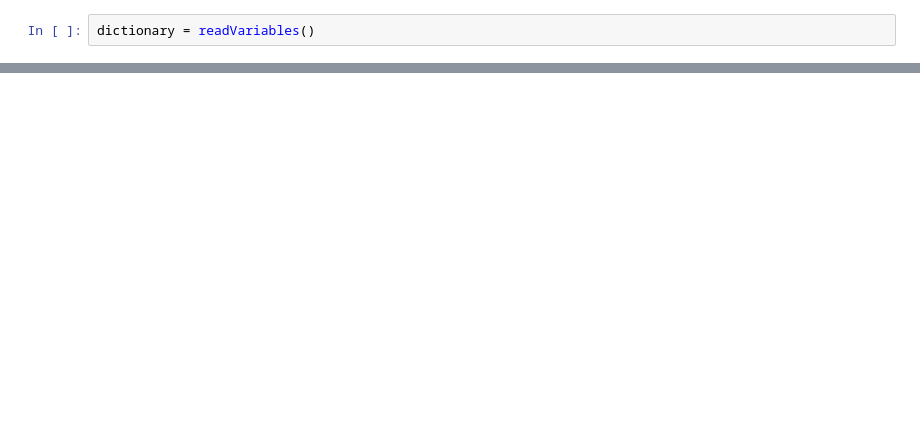
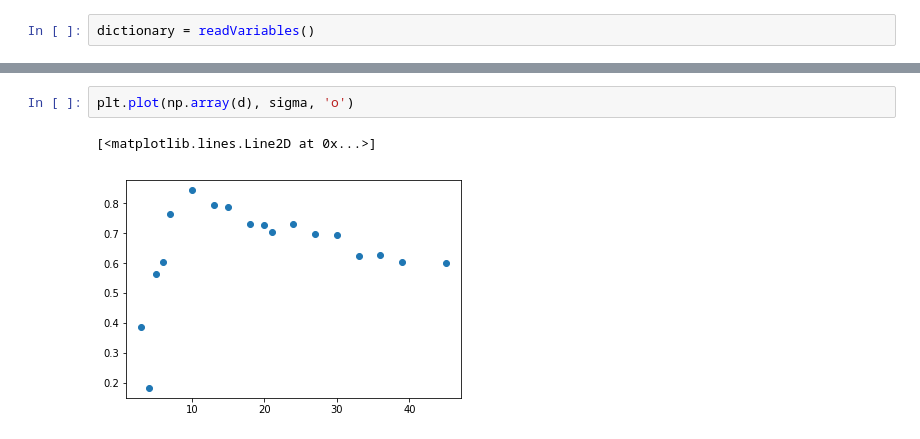
Before and after one commit to balintkaszas/Interfacial-waves, a Jupyter notebook: readout.ipynb, the cells around one changed output, grey strips where cells are left out. Cells and saved outputs as stored; diff of their text form; blank space fills up the shorter version.

```diff
--- a/readout.ipynb
+++ b/readout.ipynb
@@ -93,0 +127,5 @@ u = np.loadtxt('w.dat')
+# %%
+plt.plot(np.array(d), sigma, 'o')
+# %% [output]
+[<matplotlib.lines.Line2D at 0x...>]
+[figure, added]
```
Also changed, not shown: parts of 35 cells of this notebook, 10 other files.
